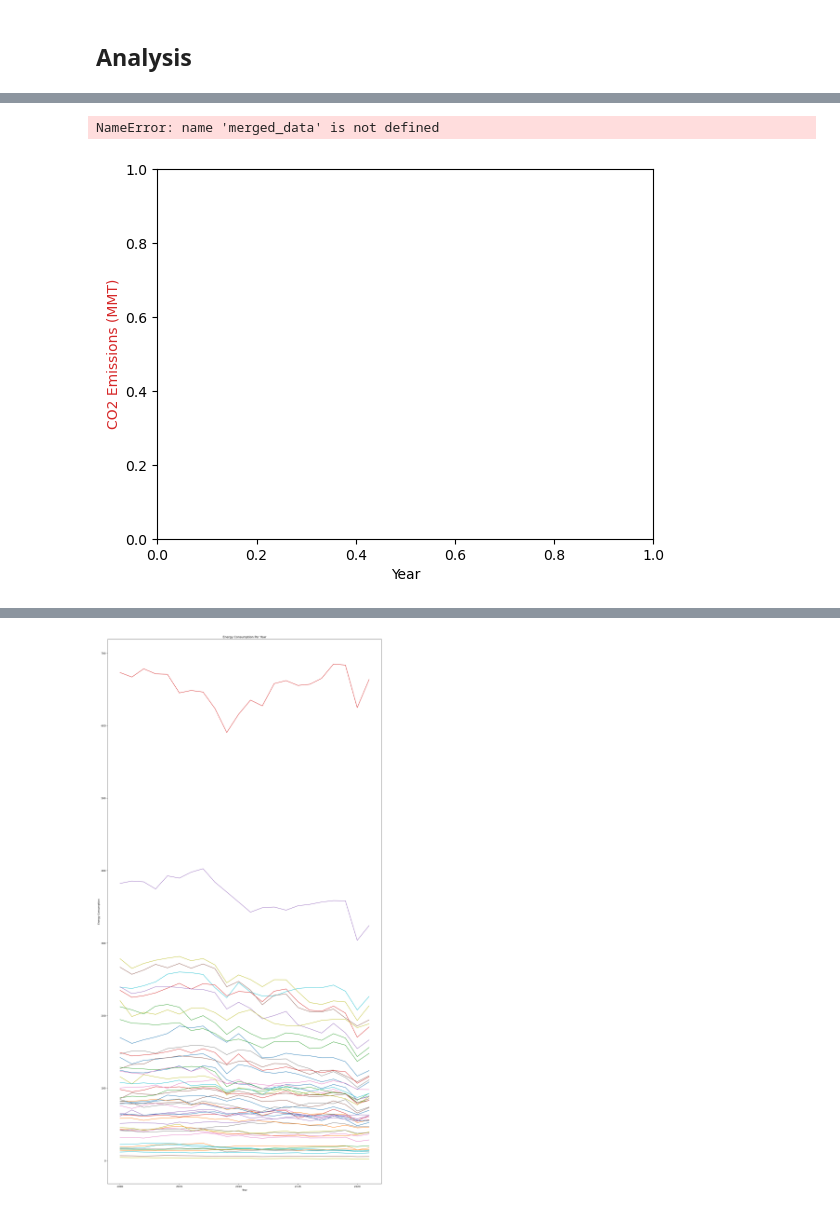
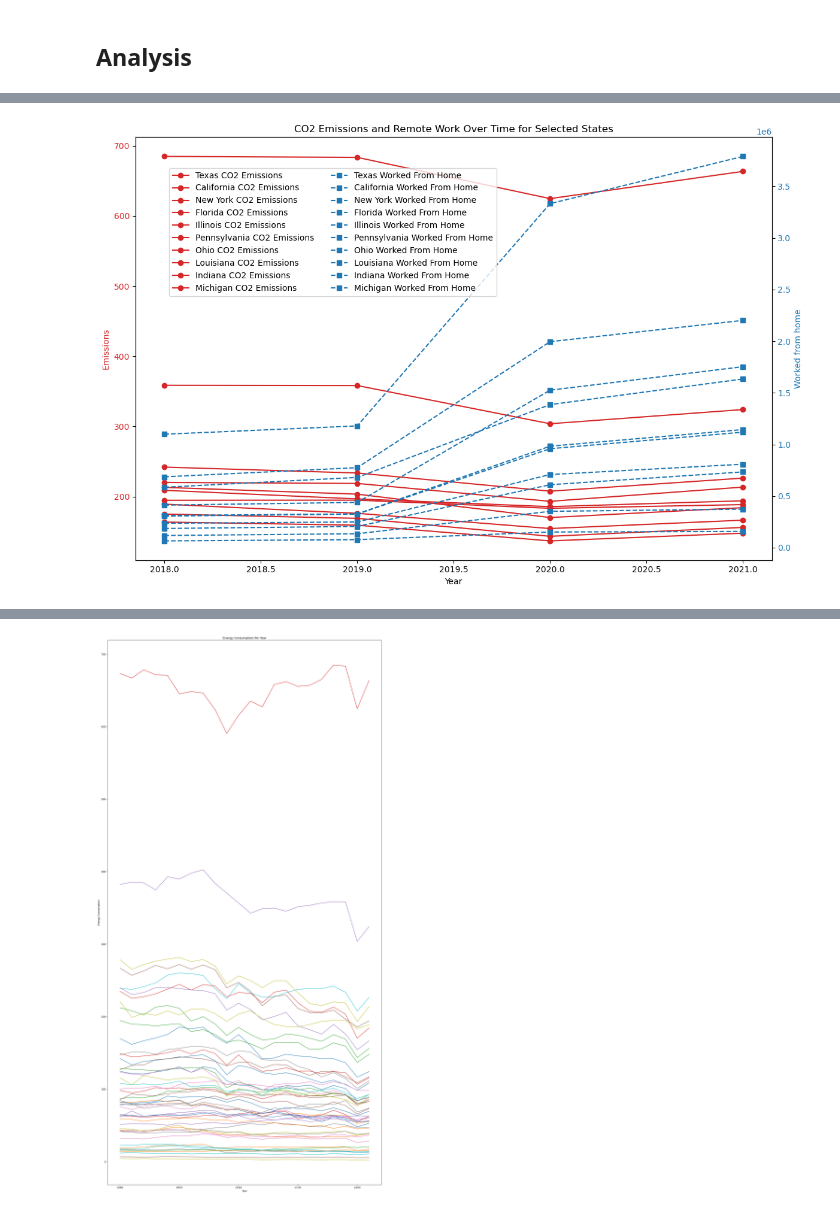
Before and after one commit to NathanYKo/Remote-CO2-Emissions189, a Jupyter notebook: final.ipynb, the cells around one changed output, grey strips where cells are left out. Drawn from its saved outputs; the diff is of its cells as text; code cells hidden in the pictures.

```diff
--- a/final.ipynb
+++ b/final.ipynb
@@ -103,10 +103,10 @@ worked_at_home_2021 = filtered_data_2021.iloc[0, 1::2].values
 
 final_data_2021 = pd.DataFrame({
     'State': states,
-    'Worked at home': worked_at_home_2021
+    'Worked from home': worked_at_home_2021
 })
 
-final_data_2021['Worked at home'] = final_data_2021['Worked at home'].str.replace(',', '').astype(int)
+final_data_2021['Worked from home'] = final_data_2021['Worked from home'].str.replace(',', '').astype(int)
 
 final_data_2021 = final_data_2021[final_data_2021['State'] != 'Puerto Rico']
 
@@ -128,11 +128,11 @@ worked_at_home_2022 = filtered_data_2022.iloc[0, 1::2].values
 # Create a DataFrame with states and worked_at_home_values for 2019
 final_data_2022 = pd.DataFrame({
     'State': states,
-    'Worked at home': worked_at_home_2022
+    'Worked from home': worked_at_home_2022
 })
 
 # Convert the "Worked at home" column to integers
-final_data_2022['Worked at home'] = final_data_2022['Worked at home'].str.replace(',', '').astype(int)
+final_data_2022['Worked from home'] = final_data_2022['Worked from home'].str.replace(',', '').astype(int)
 
 final_data_2022 = final_data_2022[final_data_2022['State'] != 'Puerto Rico']
 
@@ -154,7 +154,7 @@ combined_wfh_data = pd.concat([
     final_data_2022.assign(Year=2022)
 ])
 
-combined_wfh_data = combined_wfh_data[['State', 'Year', 'Worked at home']]
+combined_wfh_data = combined_wfh_data[['State', 'Year', 'Worked from home']]
 
 combined_wfh_data = combined_wfh_data.sort_values(by=["State", "Year"])
 
@@ -383,13 +303,13 @@ NameError: name 'formatted_remote_data' is not defined
 # %%
-merged_data = pd.merge(filtered_data, formatted_remote_data, on=['Country', 'Year'])
+merged_data = pd.merge(co2_data_clean, combined_wfh_data, on=['State', 'Year'])
 
-correlation = merged_data['Total Energy CO2 Emissions (MMT)'].corr(merged_data['Total Worked From Home (Millions)'])
+correlation = merged_data['Emissions'].corr(merged_data['Worked from home'])
 
 plt.figure(figsize=(10, 6))
-plt.scatter(merged_data['Total Worked From Home (Millions)'], merged_data['Total Energy CO2 Emissions (MMT)'], alpha=0.7)
-plt.title(f'Correlation between Total Worked From Home and CO2 Emissions\nCorrelation Coefficient: {correlation:.2f}')
-plt.xlabel('Total Worked From Home (Millions)')
-plt.ylabel('Total Energy CO2 Emissions (MMT)')
+plt.scatter(merged_data['Emissions'], merged_data['Worked from home'], alpha=0.7)
+plt.title(f'Correlation between Worked From Home and CO2 Emissions\nCorrelation Coefficient: {correlation:.2f}')
+plt.xlabel('Worked From Home')
+plt.ylabel('Energy CO2 Emissions (MMT)')
 plt.show()
 
 correlation
@@ -424,31 +429,33 @@ NameError: name 'merged_data' is not defined
 # %%
-import matplotlib.pyplot as plt
+selected_states = ['Texas', 'California', 'New York', 'Florida', 'Illinois', 'Pennsylvania', 'Ohio', 'Louisiana', 'Indiana', 'Michigan']
 
-# Create a figure and a set of subplots
-fig, ax1 = plt.subplots()
+fig, ax1 = plt.subplots(figsize=(12, 8))
 
 # Plotting CO2 emissions on the left y-axis
 color = 'tab:red'
 ax1.set_xlabel('Year')
-ax1.set_ylabel('CO2 Emissions (MMT)', color=color)
-ax1.plot(merged_data['Year'], merged_data['Total Energy CO2 Emissions (MMT)'], color=color, marker='o', label='CO2 Emissions')
+ax1.set_ylabel('Emissions', color=color)
+for state in selected_states:
+    state_data = merged_data[merged_data['State'] == state]
+    ax1.plot(state_data['Year'], state_data['Emissions'], color=color, marker='o', label=f'{state} CO2 Emissions')
 ax1.tick_params(axis='y', labelcolor=color)
 
 # Creating a second y-axis for the number of people working from home
 ax2 = ax1.twinx()
 color = 'tab:blue'
-ax2.set_ylabel('Worked From Home (Millions)', color=color)
-ax2.plot(merged_data['Year'], merged_data['Total Worked From Home (Millions)'], color=color, marker='s', label='Worked From Home')
+ax2.set_ylabel('Worked from home', color=color)
+for state in selected_states:
+    state_data = merged_data[merged_data['State'] == state]
+    ax2.plot(state_data['Year'], state_data['Worked from home'], color=color, marker='s', linestyle='--', label=f'{state} Worked From Home')
 ax2.tick_params(axis='y', labelcolor=color)
 
 # Adding a title and a legend
+plt.title('CO2 Emissions and Remote Work Over Time for Selected States')
 fig.tight_layout()
-plt.title('CO2 Emissions and Remote Work Over Time')
-fig.legend(loc="upper left", bbox_to_anchor=(0.1,0.9))
+fig.legend(loc="upper left", bbox_to_anchor=(0.1,0.9), ncol=2)
 plt.show()
 # %% [output]
-NameError: name 'merged_data' is not defined
-[figure, old version]
+[figure, new version]
 # %%
 Y
 # %% [output]
```
Also changed, not shown: parts of 33 cells of this notebook.
